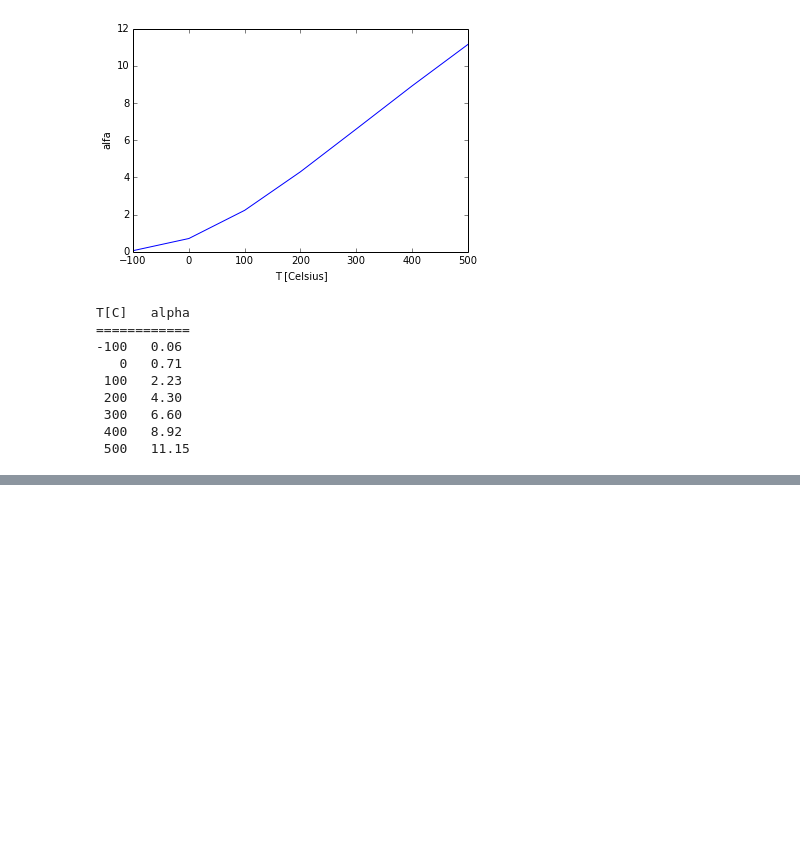
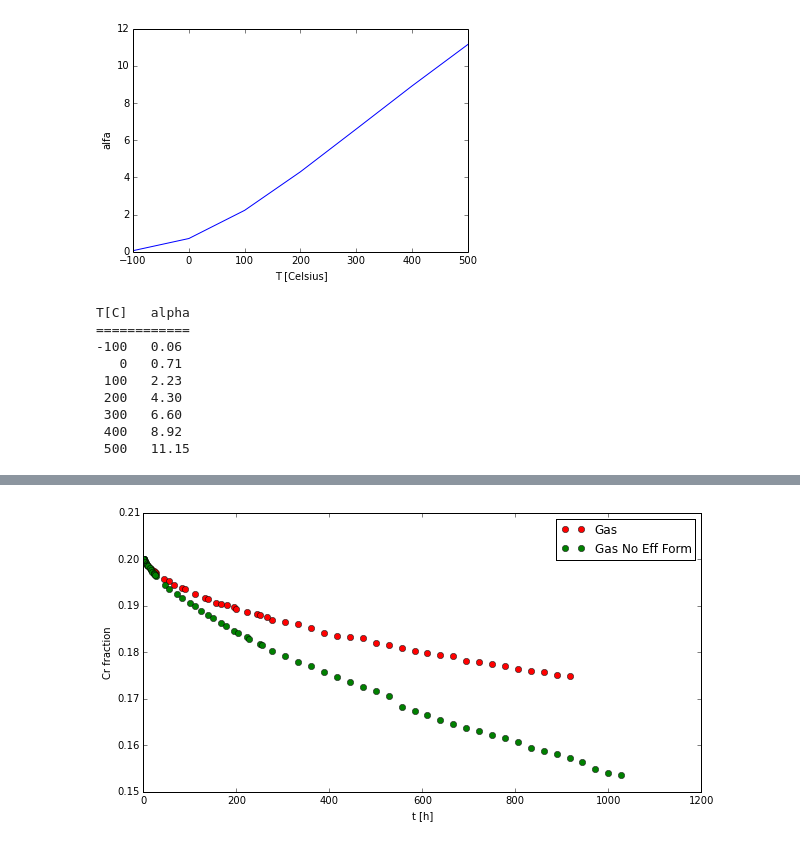
Before and after one commit to spartankel/PyNotes, a Jupyter notebook: Radiation Induced Segregation.ipynb, the cells around one changed output, grey strips where cells are left out. Saved outputs shown, nothing was run; the diff lists cells and outputs as text; code cells hidden in the pictures; blank space fills up the shorter version.

```diff
--- a/Radiation Induced Segregation.ipynb
+++ b/Radiation Induced Segregation.ipynb
@@ -106,0 +129,18 @@ $$ V+V \leftrightarrow V_2 $$
+# %%
+%matplotlib inline
+import matplotlib.pyplot as plt
+from numpy import *
+import pylab
+pylab.rcParams['figure.figsize'] = (10.0, 5.0)
+
+Novy_Gas = loadtxt("/media/hd/Simulations/Novy/Jul_Gas/concs.dat")
+Novy_Gas2 = loadtxt("/media/hd/Simulations/Novy/Jul_Gas_NoForm/concs.dat")
+
+plt.plot([x / 3600. for x in Novy_Gas[:, 0]], Novy_Gas[:, 1], 'ro', label="Gas")
+plt.plot([x / 3600. for x in Novy_Gas2[:, 0]], Novy_Gas2[:, 1], 'go', label="Gas No Eff Form")
+plt.xlabel("t [h]")
+plt.ylabel("Cr fraction")
+plt.legend()
+plt.show()
+# %% [output]
+[figure, added]
```
Also changed, not shown: parts of 1 cell of this notebook, 31 other files.
